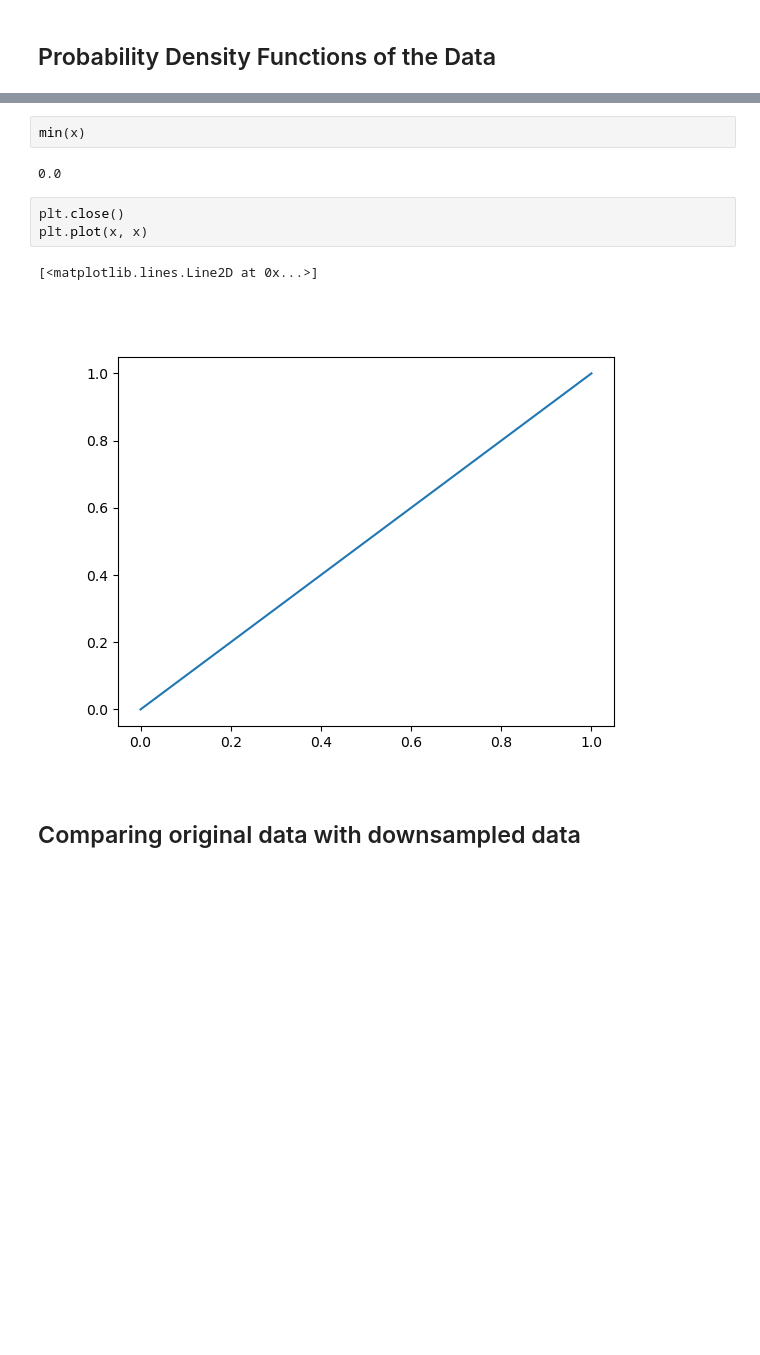
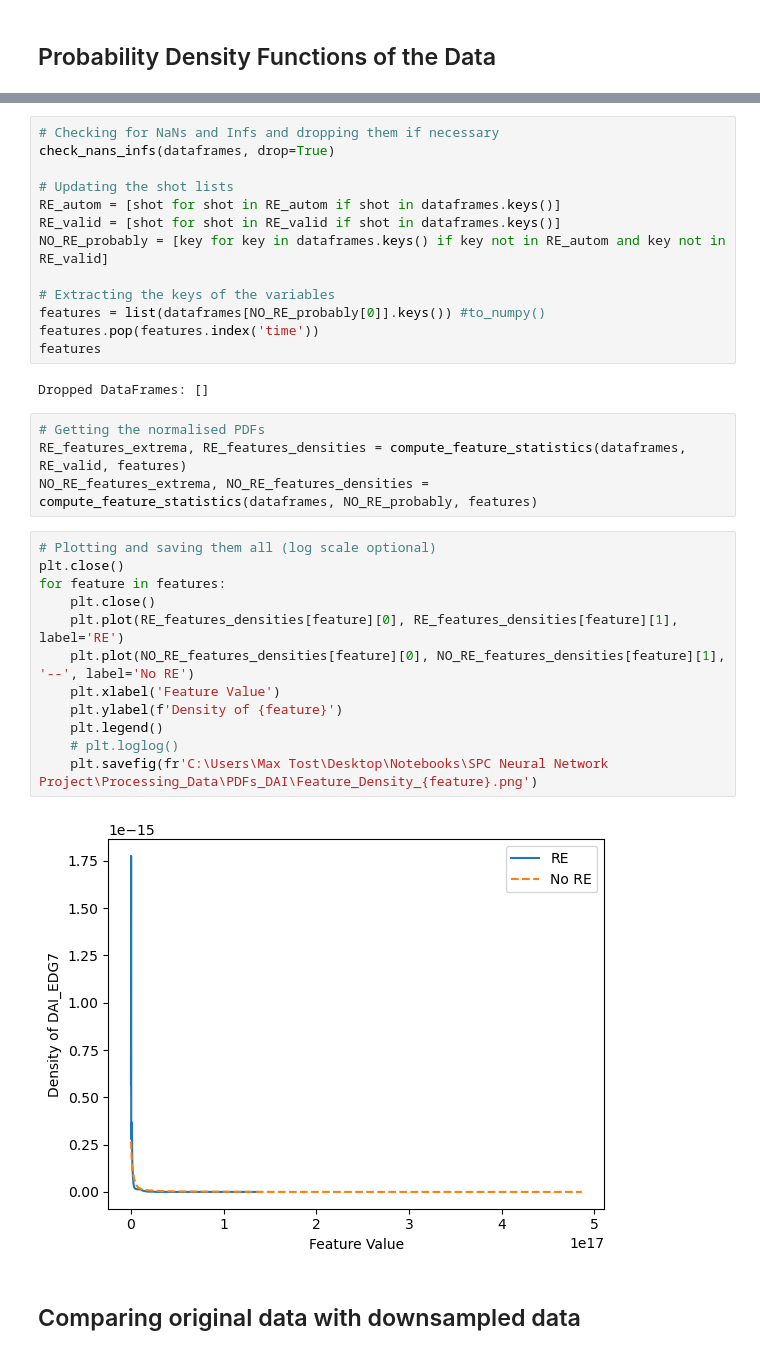
Before and after one commit to maxtost10/SPC-Runaway_Classifier, a Jupyter notebook: Processing_Data/Exploratory Data Analysis.ipynb, the cells around one changed output, grey strips where cells are left out. Cells and saved outputs as stored; diff of their text form; blank space fills up the shorter version.

```diff
--- a/Processing_Data/Exploratory Data Analysis.ipynb
+++ b/Processing_Data/Exploratory Data Analysis.ipynb
@@ -67,13 +34,36 @@ plt.plot(x, gaussian_kde(x)(x))
-# %%
-min(x)
-# %% [output]
-0.0
-# %%
-plt.close()
-plt.plot(x, x)
-# %% [output]
-[<matplotlib.lines.Line2D at 0x...>]
-[figure, removed]
+# %%
+# Checking for NaNs and Infs and dropping them if necessary
+check_nans_infs(dataframes, drop=True)
+
+# Updating the shot lists
+RE_autom = [shot for shot in RE_autom if shot in dataframes.keys()]
+RE_valid = [shot for shot in RE_valid if shot in dataframes.keys()]
+NO_RE_probably = [key for key in dataframes.keys() if key not in RE_autom and key not in RE_valid]
+
+# Extracting the keys of the variables
+features = list(dataframes[NO_RE_probably[0]].keys()) #to_numpy()
+features.pop(features.index('time'))
+features
+# %% [output]
+Dropped DataFrames: []
+# %%
+# Getting the normalised PDFs
+RE_features_extrema, RE_features_densities = compute_feature_statistics(dataframes, RE_valid, features)
+NO_RE_features_extrema, NO_RE_features_densities = compute_feature_statistics(dataframes, NO_RE_probably, features)
+# %%
+# Plotting and saving them all (log scale optional)
+plt.close()
+for feature in features:
+    plt.close()
+    plt.plot(RE_features_densities[feature][0], RE_features_densities[feature][1], label='RE')
+    plt.plot(NO_RE_features_densities[feature][0], NO_RE_features_densities[feature][1], '--', label='No RE')
+    plt.xlabel('Feature Value')
+    plt.ylabel(f'Density of {feature}')
+    plt.legend()
+    # plt.loglog()
+    plt.savefig(fr'C:\Users\Max Tost\Desktop\Notebooks\SPC Neural Network Project\Processing_Data\PDFs_DAI\Feature_Density_{feature}.png')
+# %% [output]
+[figure, added]
 # %% [markdown]
 ## Comparing original data with downsampled data
 # %%
```
Also changed, not shown: parts of 9 cells of this notebook.
